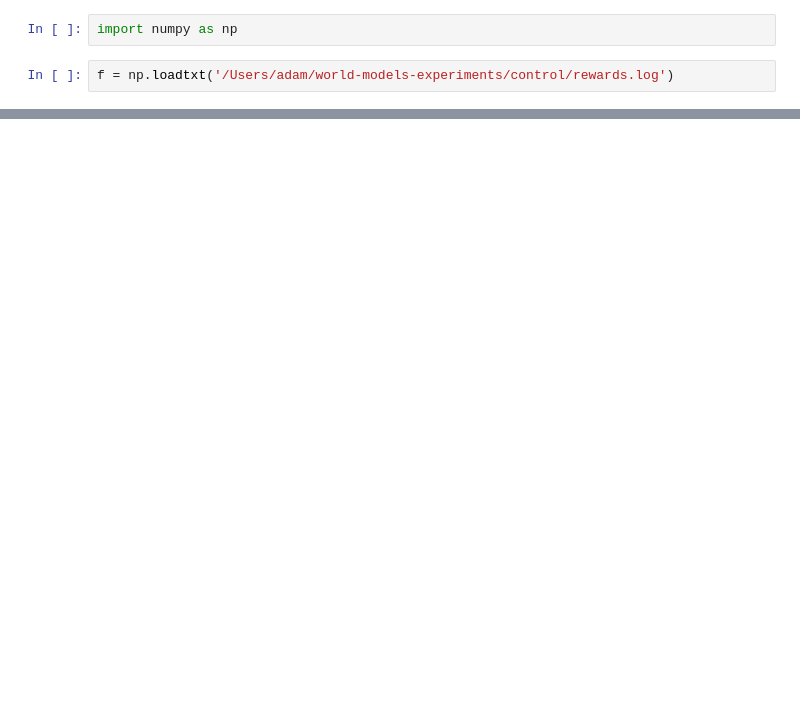
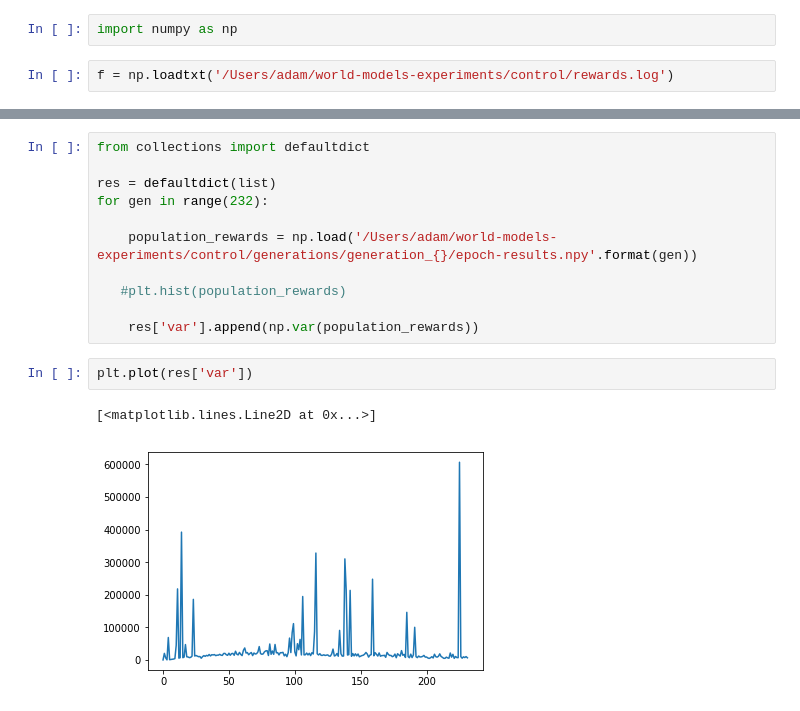
Before and after one commit to ADGEfficiency/world-models-dev, a Jupyter notebook: notebooks/control.ipynb, the cells around one changed output, grey strips where cells are left out. Saved outputs shown, nothing was run; the diff lists cells and outputs as text; blank space fills up the shorter version.

```diff
--- a/notebooks/control.ipynb
+++ b/notebooks/control.ipynb
@@ -11,0 +39,16 @@ plt.plot(f[-100:])
+# %%
+from collections import defaultdict
+
+res = defaultdict(list)
+for gen in range(232):
+
+    population_rewards = np.load('/Users/adam/world-models-experiments/control/generations/generation_{}/epoch-results.npy'.format(gen))
+
+   #plt.hist(population_rewards)
+
+    res['var'].append(np.var(population_rewards))
+# %%
+plt.plot(res['var'])
+# %% [output]
+[<matplotlib.lines.Line2D at 0x...>]
+[figure, added]
```
Also changed, not shown: parts of 4 cells of this notebook, 13 other files.
